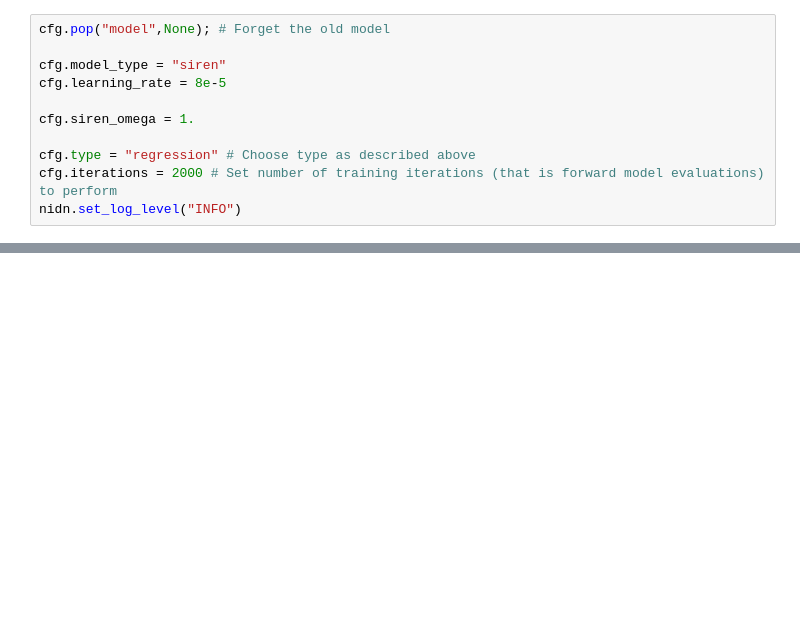
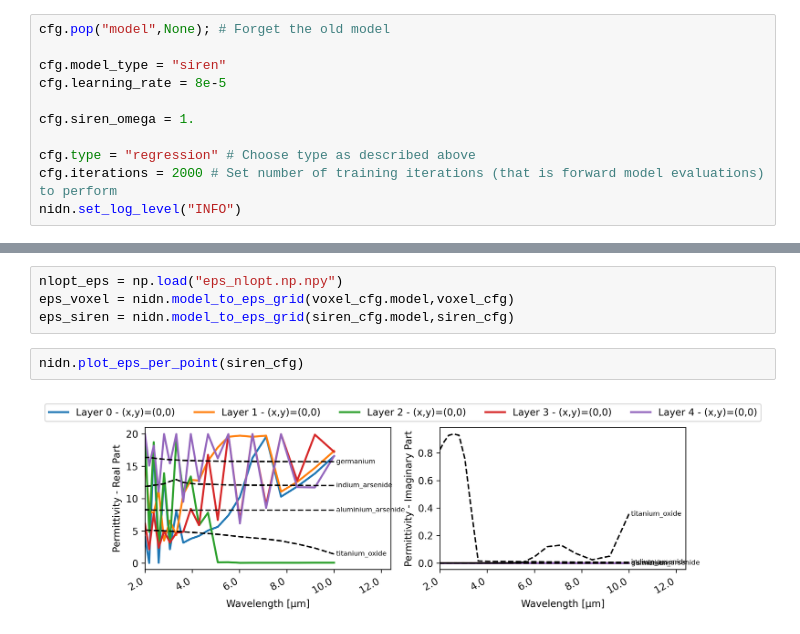
Before and after one commit to esa/NIDN, a Jupyter notebook: notebooks/Paper Results/5 - Inversion Comparison.ipynb, the cells around one changed output, grey strips where cells are left out. Saved outputs shown, nothing was run; the diff lists cells and outputs as text; blank space fills up the shorter version.

```diff
--- a/notebooks/Paper Results/5 - Inversion Comparison.ipynb
+++ b/notebooks/Paper Results/5 - Inversion Comparison.ipynb
@@ -199,0 +313,8 @@ nidn.save_run(cfg)
+# %%
+nlopt_eps = np.load("eps_nlopt.np.npy")
+eps_voxel = nidn.model_to_eps_grid(voxel_cfg.model,voxel_cfg)
+eps_siren = nidn.model_to_eps_grid(siren_cfg.model,siren_cfg)
+# %%
+nidn.plot_eps_per_point(siren_cfg)
+# %% [output]
+[figure, added]
```
Also changed, not shown: parts of 13 cells of this notebook, 1 other file.
